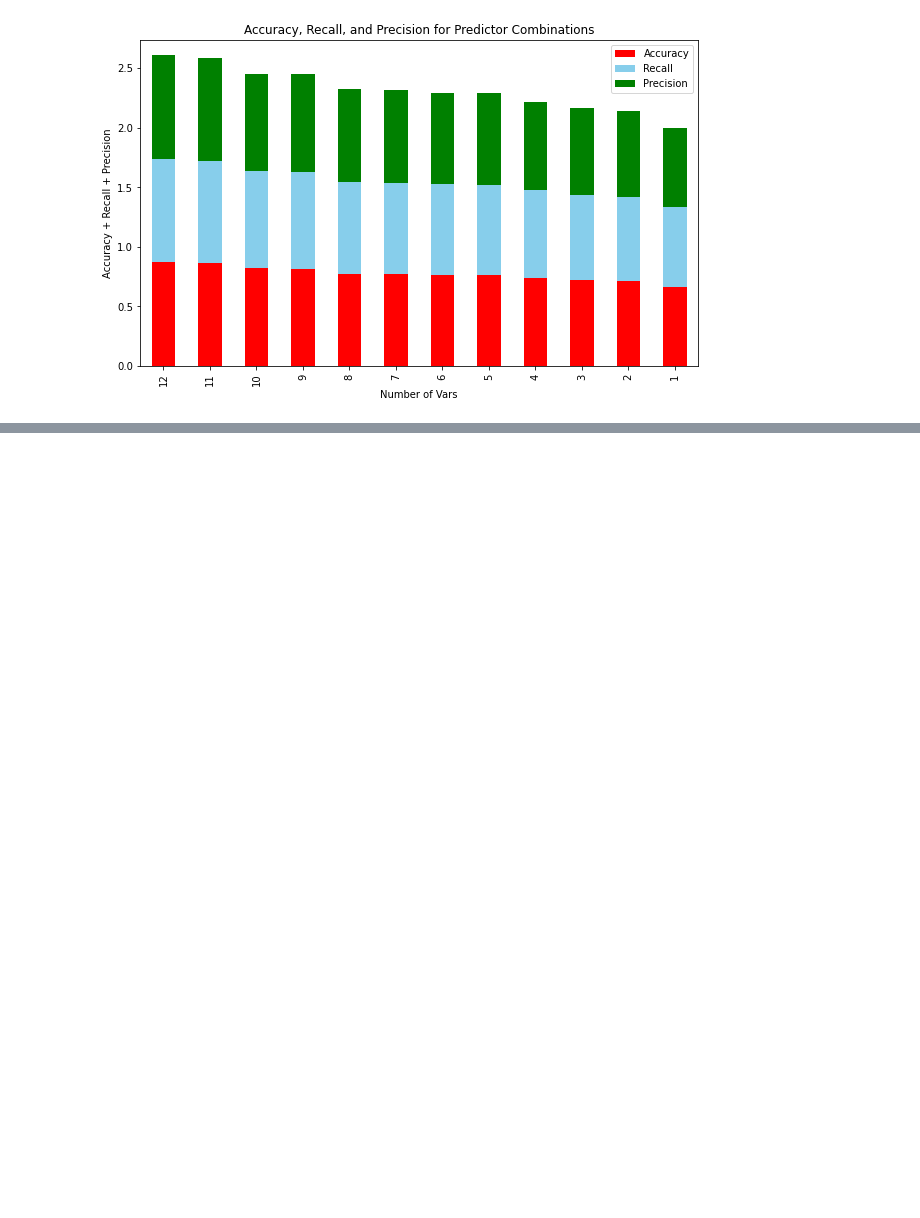
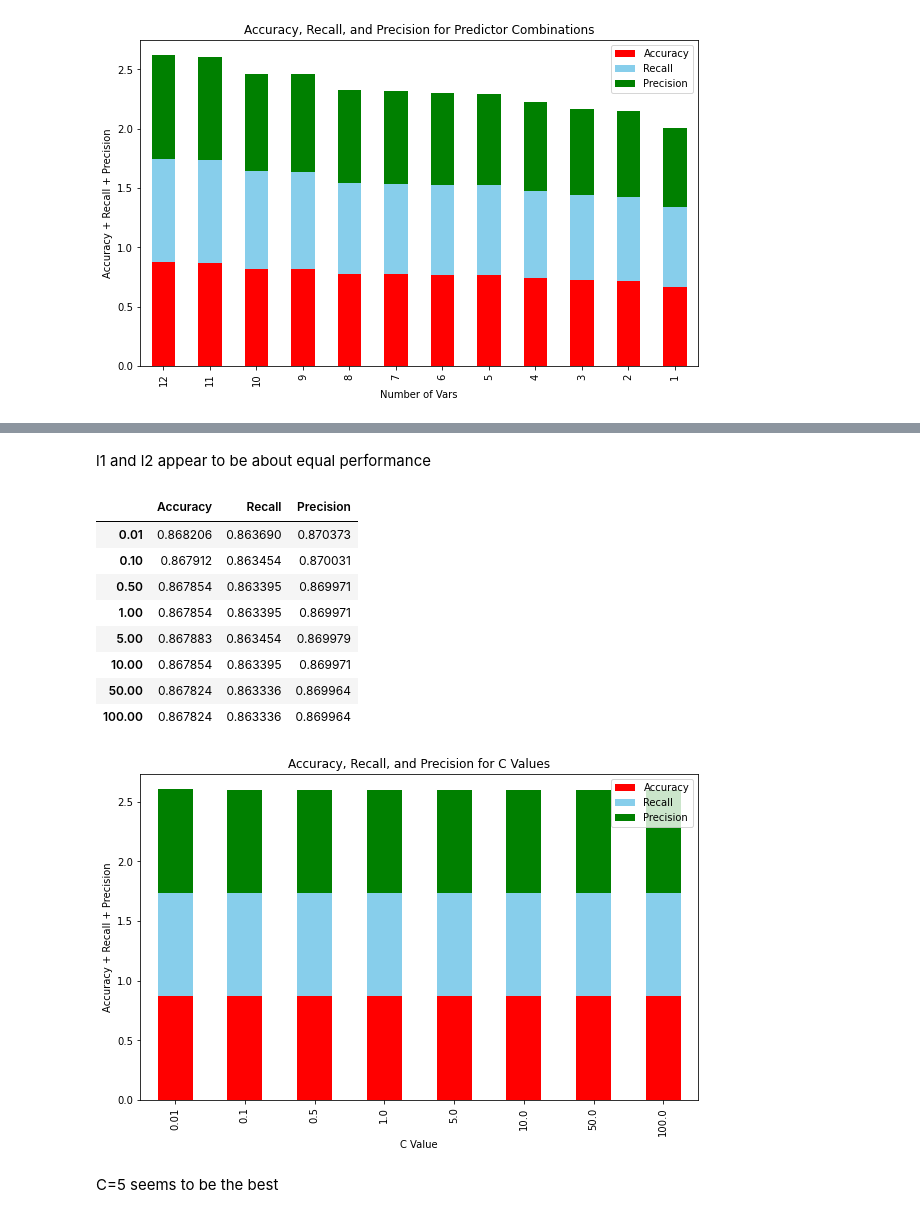
Before and after one commit to COGS118A/Group006-Sp22, a Jupyter notebook: COGS118A Logistic Regression (1).ipynb, the cells around one changed output, grey strips where cells are left out. Saved outputs shown, nothing was run; the diff lists cells and outputs as text; code cells hidden in the pictures; blank space fills up the shorter version.

```diff
--- a/COGS118A Logistic Regression (1).ipynb
+++ b/COGS118A Logistic Regression (1).ipynb
@@ -216,3 +253,52 @@ Text(0.5, 1.0, 'Accuracy, Recall, and Precision for Predictor Combinations')
+# %% [markdown]
+l1 and l2 appear to be about equal performance
+# %%
+# finding optimal C
+accuracy = []
+recall = []
+precision = []
+
+Cs = [0.01, 0.1, 0.5, 1.0, 5, 10, 50, 100]
+
+X_train, X_test, y_train, y_test = train_test_split(X, y, test_size=0.33, random_state=42)
+
+X_train, X_val, y_train, y_val = train_test_split(X_train, y_train, test_size=0.25, random_state=42)
+
+for c in Cs:
+    clf = LogisticRegression(solver='saga', max_iter=1000, C = c).fit(X_val, y_val)
+
+    y_pred = clf.predict(X_val)
+
+    tn, fp, fn, tp = confusion_matrix(y_val, y_pred).ravel()
+
+    accuracy.append((tp + tn) / (tp + tn + fp + fn))
+    recall.append(tp / (tp + fn))
+    precision.append(tp / (tp + fp))
+# %%
+c_df = pd.DataFrame({'Accuracy': accuracy,
+                   'Recall': recall,
+                   'Precision': precision},
+                 index=Cs)
+
+c_df.plot(kind='bar', stacked=True, color=['red', 'skyblue', 'green'], figsize=(10,6))
+plt.xlabel('C Value')
+plt.ylabel('Accuracy + Recall + Precision')
+plt.title('Accuracy, Recall, and Precision for C Values')
+
+c_df
+# %% [output]
+|  | Accuracy | Recall | Precision |
+| 0.01 | 0.868206 | 0.863690 | 0.870373 |
+| 0.10 | 0.867912 | 0.863454 | 0.870031 |
+| 0.50 | 0.867854 | 0.863395 | 0.869971 |
+| 1.00 | 0.867854 | 0.863395 | 0.869971 |
+| 5.00 | 0.867883 | 0.863454 | 0.869979 |
+| 10.00 | 0.867854 | 0.863395 | 0.869971 |
+| 50.00 | 0.867824 | 0.863336 | 0.869964 |
+| 100.00 | 0.867824 | 0.863336 | 0.869964 |
+[figure, added]
+# %% [markdown]
+C=5 seems to be the best
 # %%
 # Create model
 # Regularize
```
Also changed, not shown: parts of 6 cells of this notebook.
